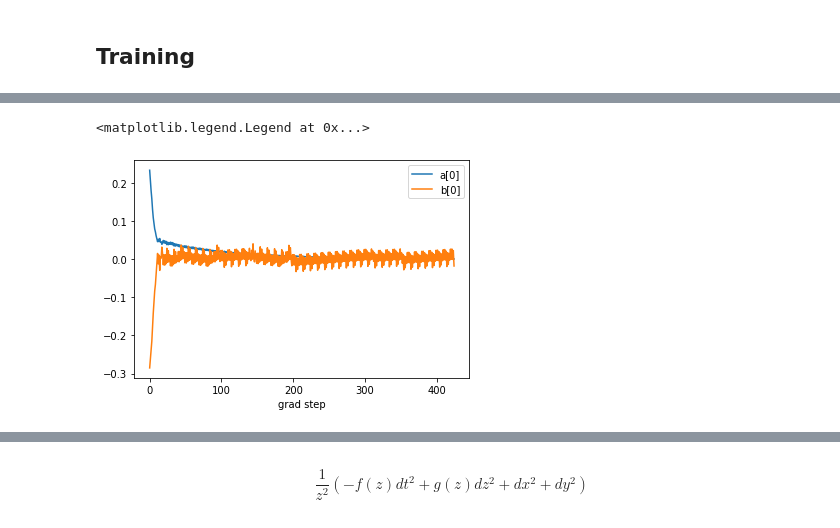
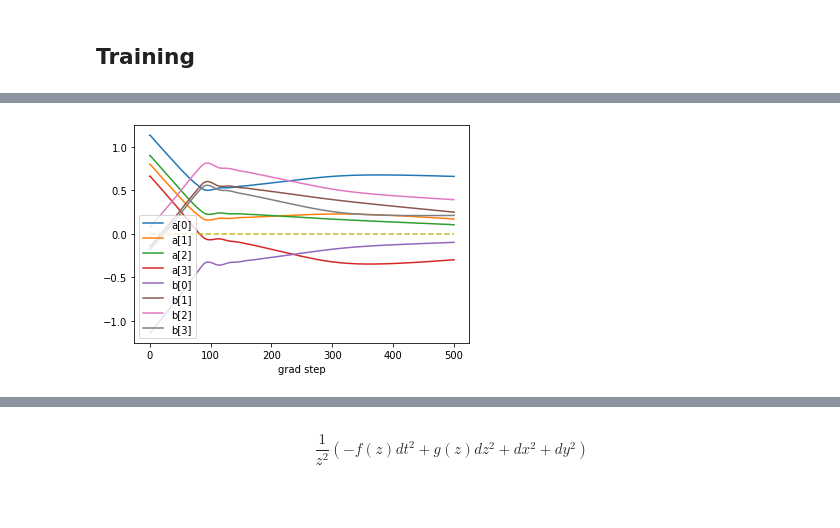
Before and after one commit to arpn/complex_wilson, a Jupyter notebook: test.ipynb, the cells around one changed output, grey strips where cells are left out. Drawn from its saved outputs; the diff is of its cells as text; code cells hidden in the pictures.

```diff
--- a/test.ipynb
+++ b/test.ipynb
@@ -97,9 +104,9 @@ B = np.linspace(-0.5, 0.5, 50)
 losses = []
 model = AdSBHNet(N=1)
 for bval in B:
-    model.a = nn.Parameter(torch.tensor([0.0], dtype=dtype))
-    model.b = nn.Parameter(torch.tensor([bval], dtype=dtype))
-    loss = F.mse_loss(model(dataset.L), dataset.V)
+    model.a = nn.Parameter(torch.tensor([0.0], dtype=dreal))
+    model.b = nn.Parameter(torch.tensor([bval], dtype=dreal))
+    loss = torch.mean(norm(model(dataset.L) - dataset.V))
     losses.append(loss.item())
 plt.plot(B, losses)
 plt.xlabel('b[0]')
@@ -110,13 +117,14 @@ plt.ylabel('loss');
 grads = []
 model = AdSBHNet(N=1)
 for bval in B:
-    model.a = nn.Parameter(torch.tensor([0.0], dtype=dtype))
-    model.b = nn.Parameter(torch.tensor([bval], dtype=dtype))
+    model.a = nn.Parameter(torch.tensor([0.0], dtype=dreal))
+    model.b = nn.Parameter(torch.tensor([bval], dtype=dreal))
     model.zero_grad()
-    loss = F.mse_loss(model(dataset.L), dataset.V)
+    loss = torch.mean(norm(model(dataset.L) - dataset.V))
     loss.backward()
     grads.append(model.b.grad[0].item())
 plt.plot(B, grads)
+plt.plot(B[1:], (np.array(losses[1:])-np.array(losses[:-1]))/(B[1]-B[0]), '.')
 plt.xlabel('b[0]')
 plt.ylabel('grad');
 # %% [output]
@@ -124,20 +132,29 @@ plt.ylabel('grad');
 # %% [markdown]
 ## Training
 # %%
-model = AdSBHNet(N=1)
+model = AdSBHNet(N=4, std=1)
+print(list(model.parameters()))
 loader = torch.utils.data.DataLoader(dataset=dataset, batch_size=10)
-#optimizer = torch.optim.Adam(model.parameters(), lr=0.05)
-optimizer = torch.optim.SGD(model.parameters(), lr=0.05)
+optimizer = torch.optim.Adam(model.parameters(), lr=0.01)
+#optimizer = torch.optim.SGD(model.parameters(), lr=0.1)
 #optimizer = torch.optim.RMSprop(model.parameters())
-epochs = 200
-a_vals, b_vals = [], []
+epochs = 100
+a_vals, b_vals = [model.a.detach().numpy().copy()], [model.b.detach().numpy().copy()]
+eps = 0.01
+
+z = np.linspace(0, 0.95, 50)
+fzInit = model.eval_f(z).detach().numpy()
+gzInit = model.eval_g(z).detach().numpy()
+fz0 = 1-z**4
+gz0 = 1/fz0
 
 try:
     for epoch in range(epochs):
-        for L, V, Y in loader:
+        for L, V in loader:
             optimizer.zero_grad()
             V_pred = model(L)
-            loss = F.l1_loss(V_pred, V)
+            #loss = F.l1_loss(V_pred, V)
+            loss = torch.mean(norm(V_pred - V)/(norm(V) + eps))
             loss.backward()
             a_vals.append(model.a.detach().numpy().copy())
             b_vals.append(model.b.detach().numpy().copy())
@@ -145,4 +162,7 @@ try:
         print(f'epoch={epoch:2d}, loss={loss.item():0.6f}')
 except KeyboardInterrupt:
     print('Stopping.')
+
+fz = model.eval_f(z).detach().numpy()
+gz = model.eval_g(z).detach().numpy()
 # %% [output]
@@ -166,10 +186,10 @@ Stopping.
 # %%
 for i in range(len(a_vals[0])):
     plt.plot([a[i] for a in a_vals], label=f'a[{i}]')
 for i in range(len(a_vals[0])):
     plt.plot([b[i] for b in b_vals], label=f'b[{i}]')
+plt.plot([0]*len(a_vals), '--')
 plt.xlabel('grad step')
-plt.legend()
+plt.legend();
 # %% [output]
-<matplotlib.legend.Legend at 0x...>
-[figure, old version]
+[figure, new version]
```
Also changed, not shown: parts of 20 cells of this notebook, 2 other files.
